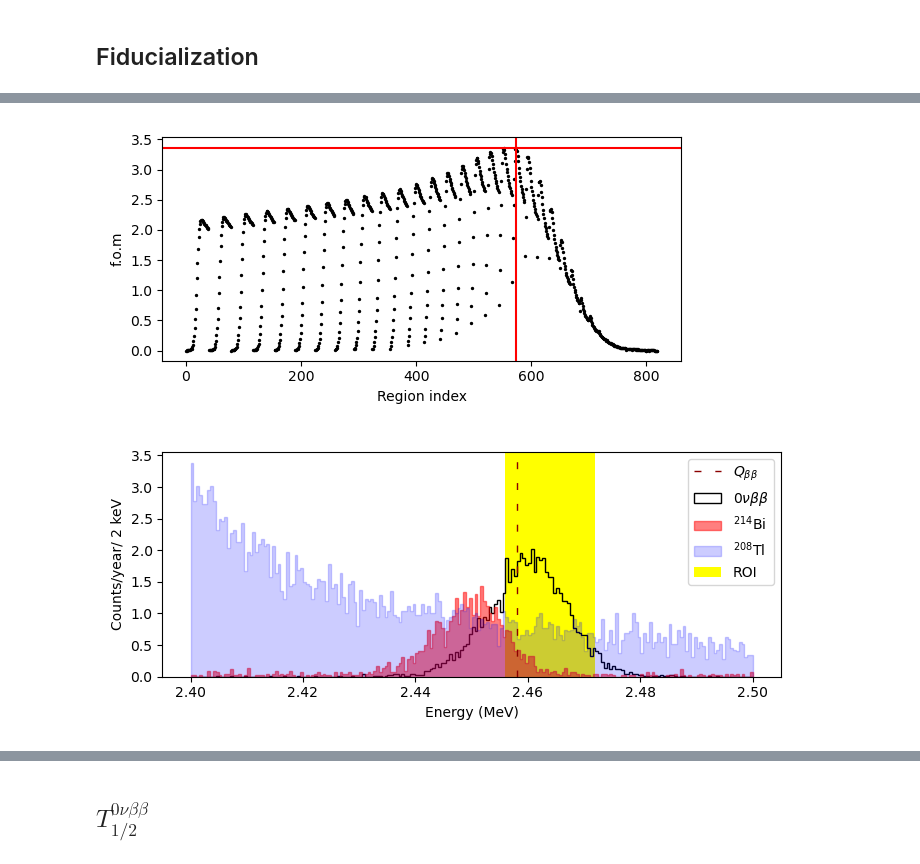
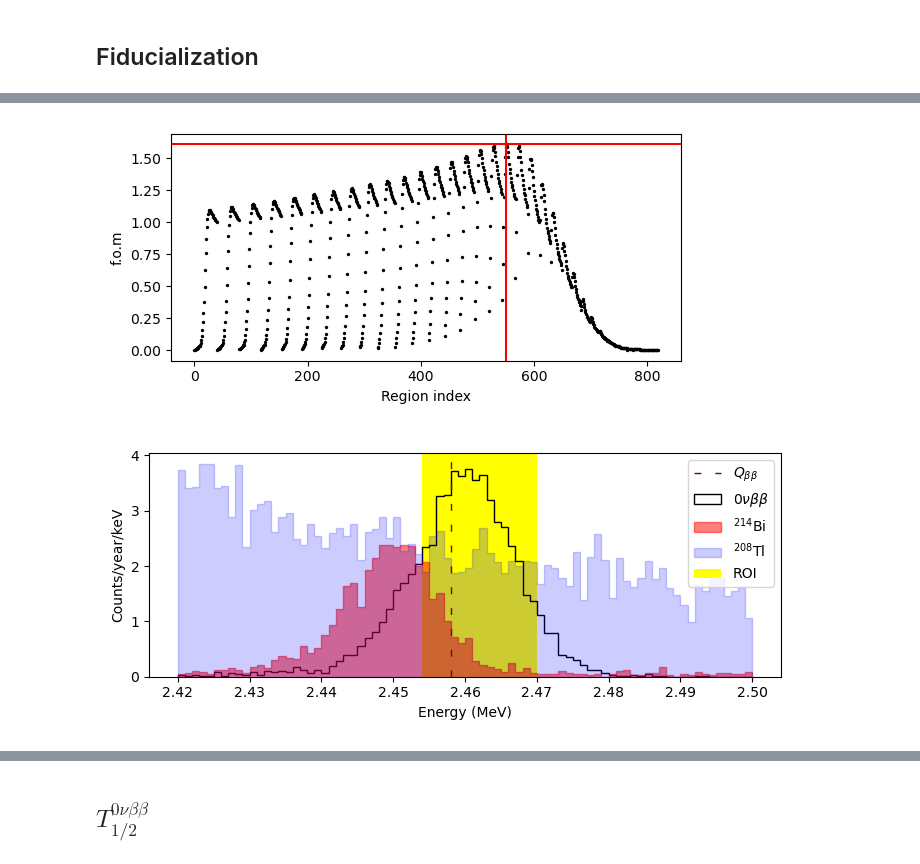
Before and after one commit to gondiaz/NEXT100-0nubb-analysis, a Jupyter notebook: analysis/counting_experiment.ipynb, the cells around one changed output, grey strips where cells are left out. Saved outputs shown, nothing was run; the diff lists cells and outputs as text; code cells hidden in the pictures.

```diff
--- a/analysis/counting_experiment.ipynb
+++ b/analysis/counting_experiment.ipynb
@@ -90,14 +103,14 @@ def remove_spurious_tracks(tracks, spurious_energy):
     return tracks
 # %%
 act_df, mceff_df = RadioactivityData("next100")
-eff_df = pd.read_csv("efficiencies_ic.csv")
+iceff_df = pd.read_csv("efficiencies_ic.csv")
 
 index = ["Isotope", "G4Volume"]
-eff_df   =  eff_df.set_index(index)
+iceff_df =  iceff_df.set_index(index)
 act_df   =  act_df.set_index(index)
 mceff_df = mceff_df.set_index(index)
 
-eff_df["exposure"] = ((eff_df.nsim/(mceff_df.MCEfficiency*act_df.TotalActivity * mBq))/year)
+iceff_df["exposure"] = ((iceff_df.nsim/(mceff_df.MCEfficiency*act_df.TotalActivity * mBq))/year)
 # %%
 exposure   = 100.
 enrichment = 0.9
@@ -191,10 +284,0 @@ ntracks <= 1 cut: fom = 1.43
-# %%
-print("1 track selection efficiency")
-print("----------------------------")
-print("0nubb:", (tracks_0nubb.numb_of_tracks == 1).sum()/Ns)
-print("214Bi:", (tracks_214Bi.numb_of_tracks == 1).sum()/tracks_214Bi.index.nunique())
-print("208Tl:", (tracks_208Tl.numb_of_tracks == 1).sum()/tracks_208Tl.index.nunique())
-
-tracks_0nubb = tracks_0nubb.loc[tracks_0nubb.numb_of_tracks == 1]
-tracks_214Bi = tracks_214Bi.loc[tracks_214Bi.numb_of_tracks == 1]
-tracks_208Tl = tracks_208Tl.loc[tracks_208Tl.numb_of_tracks == 1]
@@ -207,3 +297,8 @@ tracks_208Tl = tracks_208Tl.loc[tracks_208Tl.numb_of_tracks == 1]
+# %%
+# selection dfs
+sel_0nubb = (tracks_0nubb.numb_of_tracks == 1)
+sel_208Tl = (tracks_208Tl.numb_of_tracks == 1)
+sel_214Bi = (tracks_214Bi.numb_of_tracks == 1)
 # %% [markdown]
 ## Fiducialization
 # %%
@@ -328,49 +473,47 @@ f.o.m: 3.3647746289377047
 # %%
 plt.figure(figsize=[6, 3])
-plt.scatter(range(len(s)), s/np.sqrt(b), s=2, color="k")
+plt.scatter(range(len(foms)), foms, s=2, color="k")
 
-plt.axvline(np.argmax(s/np.sqrt(b)), c="r")
-plt.axhline(np.max   (s/np.sqrt(b)), c="r")
+plt.axvline(np.argmax(foms), c="r")
+plt.axhline(np.max   (foms), c="r")
 
 plt.xlabel("Region index")
 plt.ylabel("f.o.m")
 plt.tight_layout();
 # %% [output]
-[figure, old version]
+[figure, new version]
 # %%
 fig = plt.figure(figsize=[7, 3])
 ax = fig.add_subplot(111)
 
-bins = np.arange(2.40, 2.50, 0.0005)
+bins = np.arange(2.42, 2.50, 0.001)
 binc = (bins[1:] + bins[:-1])/2.
 
 # signal
-h, _ = np.histogram(tracks_0nubb.energy, bins=bins)
-ax.stairs(h/100, bins, label=r"$0\nu\beta\beta$", facecolor="none", edgecolor="k", fill=True)
-
+h, _ = np.histogram( tracks_0nubb.loc[sel_0nubb].energy, bins=bins
+                   , weights=np.ones(sel_0nubb.sum())/iceff_df.loc[("0nubb", "ACTIVE")].exposure)
+ax.stairs(h, bins, label=r"$0\nu\beta\beta$", facecolor="none", edgecolor="k", fill=True)
 
 # 214Bi
-df = eff_df.loc[(slice(None), "214Bi"), :]
-T  = (df.nreco/df.nreco.sum() * df.exposure).sum()
-h, _ = np.histogram(tracks_214Bi.energy, bins=bins)
-ax.stairs(h/T, bins, label=r"$^{214}$Bi", facecolor="r", edgecolor="r", alpha=0.5, fill=True)
+h, _ = np.histogram( tracks_214Bi.loc[sel_214Bi].energy, bins=bins
+         , weights=1/tracks_214Bi.loc[sel_214Bi].exposure)
+ax.stairs(h, bins, label=r"$^{214}$Bi", facecolor="r", edgecolor="r", alpha=0.5, fill=True)
 
 
 # 208Tl
-df = eff_df.loc[(slice(None), "208Tl"), :]
-T  = (df.nreco/df.nreco.sum() * df.exposure).sum()
-h, _ = np.histogram(tracks_208Tl.energy, bins=bins)
-ax.stairs(h/T, bins, label=r"$^{208}$Tl", facecolor="b", edgecolor="b", alpha=0.2, fill=True)
+h, _ = np.histogram( tracks_208Tl.loc[sel_208Tl].energy, bins=bins
+         , weights=1/tracks_208Tl.loc[sel_208Tl].exposure)
+ax.stairs(h, bins, label=r"$^{208}$Tl", facecolor="b", edgecolor="b", alpha=0.2, fill=True)
 
 # ROI
 Qbb = 2.458
 plt.axvline(Qbb, c="darkred", linewidth=1, linestyle=(0, (5, 10)), label=r"$Q_{\beta\beta}$")
 ax.set_ylim(ax.get_ylim())
 ax.fill_betweenx(ax.get_ylim(), roi[0], roi[1], edgecolor="none", facecolor="yellow", label="ROI")
 
-ax.set_ylabel("Counts/year/ 2 keV")
+ax.set_ylabel("Counts/year/keV")
 ax.set_xlabel("Energy (MeV)")
 ax.legend()
 fig.tight_layout()
 # %% [output]
-[figure, old version]
+[figure, new version]
```
Also changed, not shown: parts of 59 cells of this notebook, 1 other file.
